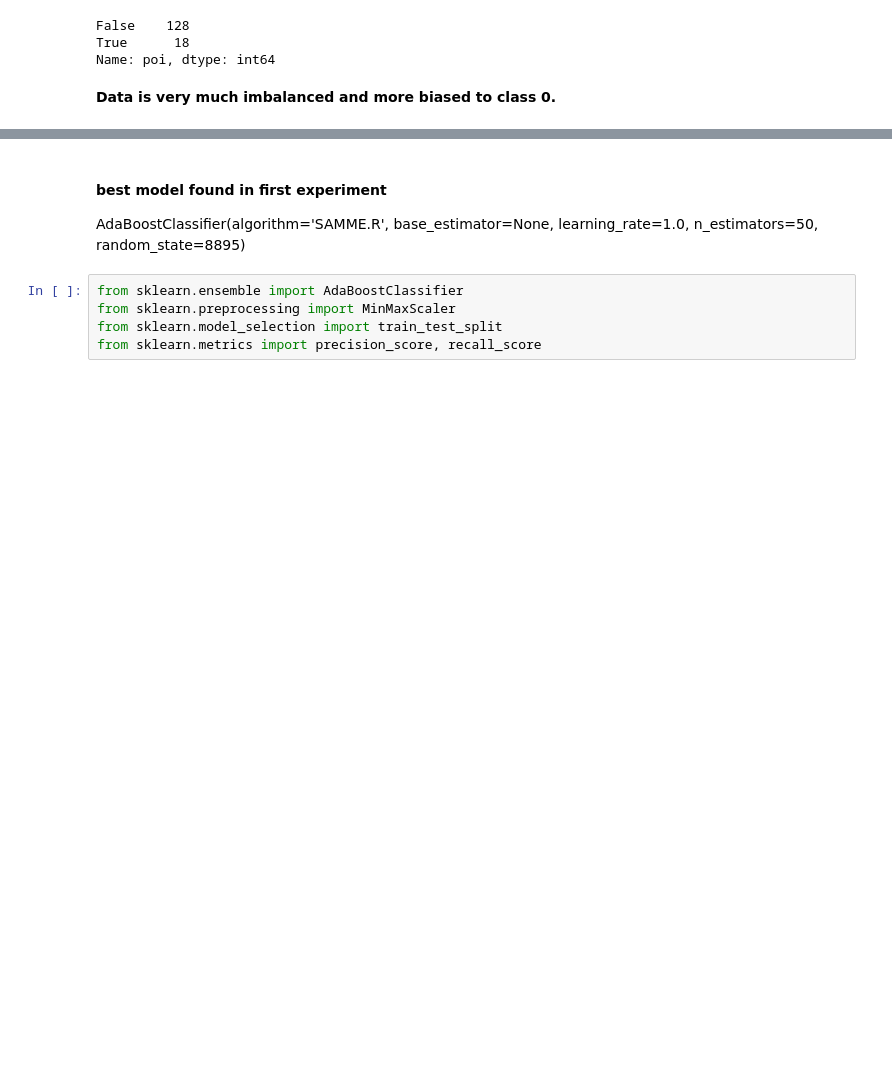
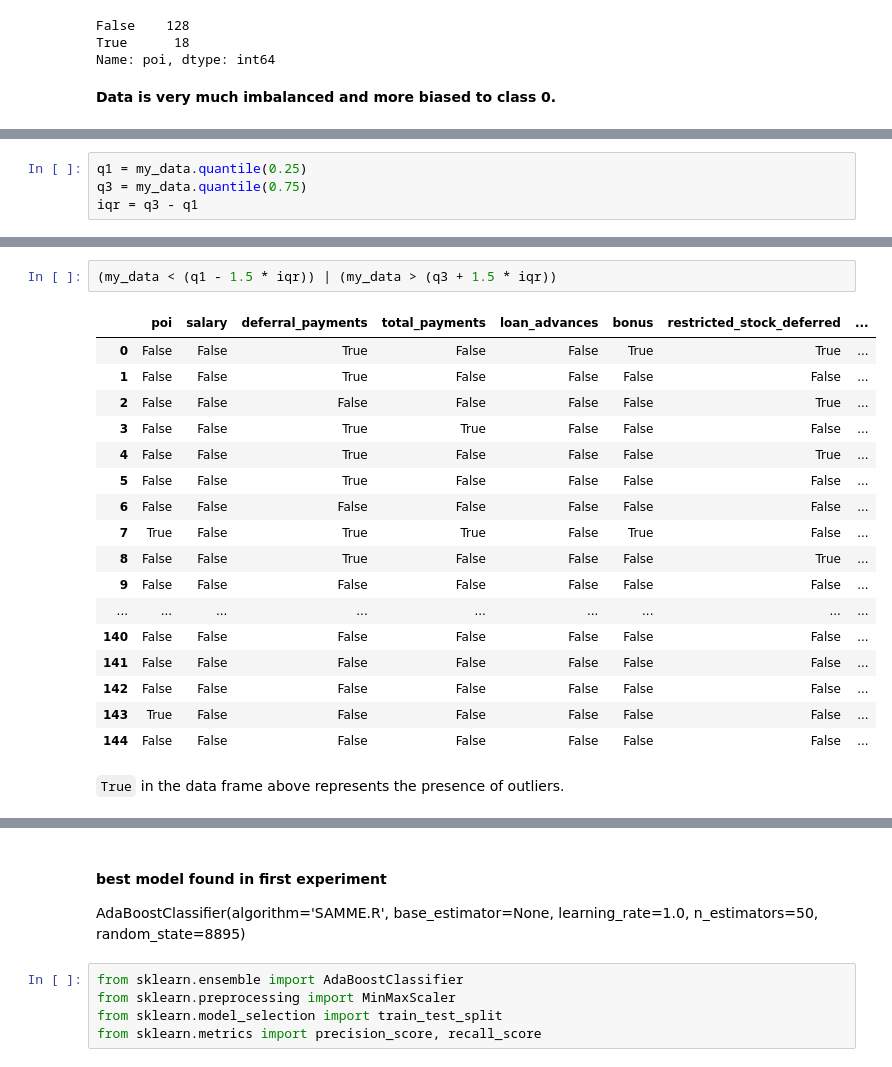
Before and after one commit to hussnain-imtiaz/POI_Analysis, a Jupyter notebook: C753___Udacity_Final_project.ipynb, the cells around one changed output, grey strips where cells are left out. Saved outputs shown, nothing was run; the diff lists cells and outputs as text; blank space fills up the shorter version.

```diff
--- a/C753___Udacity_Final_project.ipynb
+++ b/C753___Udacity_Final_project.ipynb
@@ -219,0 +259,4 @@ We will prepare the data for better analysis and modeling. We will
+# %%
+q1 = my_data.quantile(0.25)
+q3 = my_data.quantile(0.75)
+iqr = q3 - q1
@@ -219,0 +283,22 @@ We will prepare the data for better analysis and modeling. We will
+# %%
+(my_data < (q1 - 1.5 * iqr)) | (my_data > (q3 + 1.5 * iqr))
+# %% [output]
+|  | poi | salary | deferral_payments | total_payments | loan_advances | bonus | restricted_stock_deferred | ... |
+| 0 | False | False | True | False | False | True | True | ... |
+| 1 | False | False | True | False | False | False | False | ... |
+| 2 | False | False | False | False | False | False | True | ... |
+| 3 | False | False | True | True | False | False | False | ... |
+| 4 | False | False | True | False | False | False | True | ... |
+| 5 | False | False | True | False | False | False | False | ... |
+| 6 | False | False | False | False | False | False | False | ... |
+| 7 | True | False | True | True | False | True | False | ... |
+| 8 | False | False | True | False | False | False | True | ... |
+| 9 | False | False | False | False | False | False | False | ... |
+| ... | ... | ... | ... | ... | ... | ... | ... | ... |
+| 140 | False | False | False | False | False | False | False | ... |
+| 141 | False | False | False | False | False | False | False | ... |
+| 142 | False | False | False | False | False | False | False | ... |
+| 143 | True | False | False | False | False | False | False | ... |
+| 144 | False | False | False | False | False | False | False | ... |
+# %% [markdown]
+`True` in the data frame above represents the presence of outliers.
```
Also changed, not shown: parts of 32 cells of this notebook, 1 other file.
